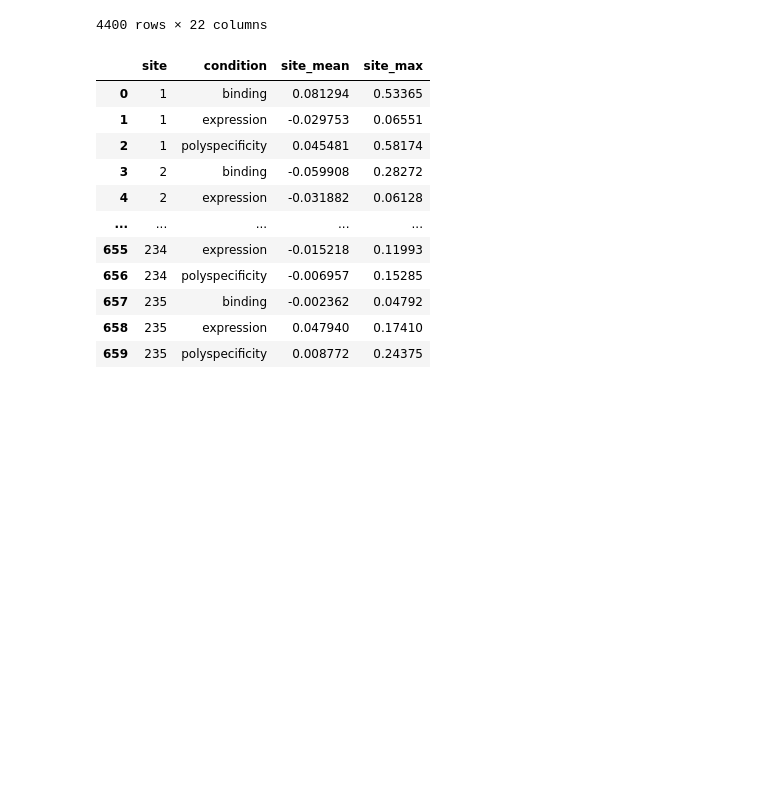
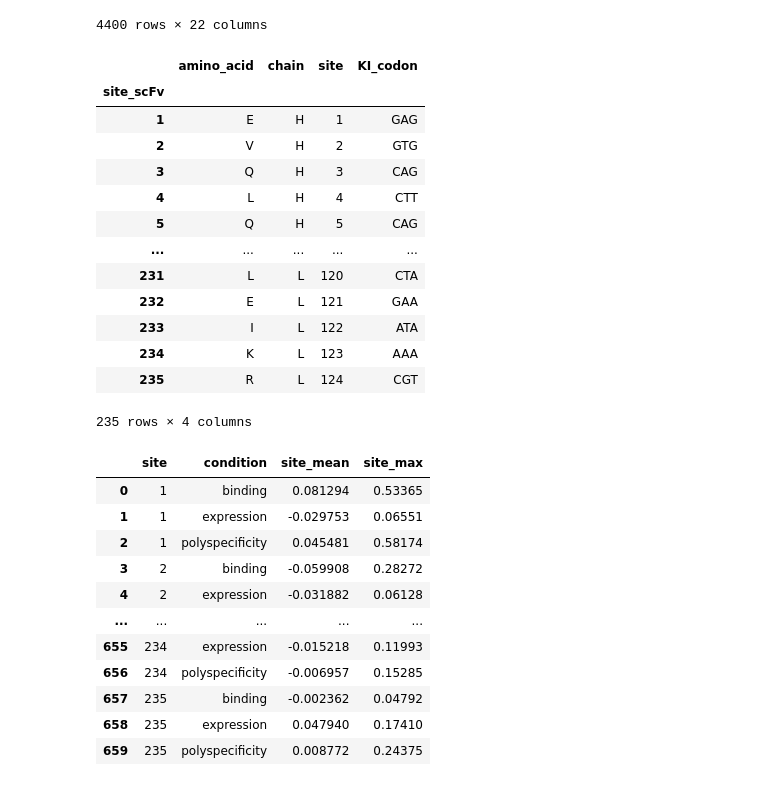
Before and after one commit to jbloomlab/Ab-CGGnaive_DMS, a Jupyter notebook: dms-view/dms-view.ipynb, the cells around one changed output. Drawn from its saved outputs; the diff is of its cells as text; code cells hidden in the pictures; blank space fills up the shorter version.

```diff
--- a/dms-view/dms-view.ipynb
+++ b/dms-view/dms-view.ipynb
@@ -26,3 +26,21 @@ dms_df
 | R124(L)W | CGG_naive | R | 235 | 124 | L | W | CGT | False | 10.48219 | ... |
 | R124(L)Y | CGG_naive | R | 235 | 124 | L | Y | CGT | False | 10.47297 | ... |
 4400 rows × 22 columns
+# %%
+pos_df = pd.read_csv("../data/CGGnaive_sites.csv", dtype=dict(site=pd.Int16Dtype()), index_col="site_scFv")
+pos_df
+# %% [output]
+|  | amino_acid | chain | site | KI_codon |
+| site_scFv |  |  |  |  |
+| 1 | E | H | 1 | GAG |
+| 2 | V | H | 2 | GTG |
+| 3 | Q | H | 3 | CAG |
+| 4 | L | H | 4 | CTT |
+| 5 | Q | H | 5 | CAG |
+| ... | ... | ... | ... | ... |
+| 231 | L | L | 120 | CTA |
+| 232 | E | L | 121 | GAA |
+| 233 | I | L | 122 | ATA |
+| 234 | K | L | 123 | AAA |
+| 235 | R | L | 124 | CGT |
+235 rows × 4 columns
```
Also changed, not shown: parts of 3 cells of this notebook, 2 other files.
